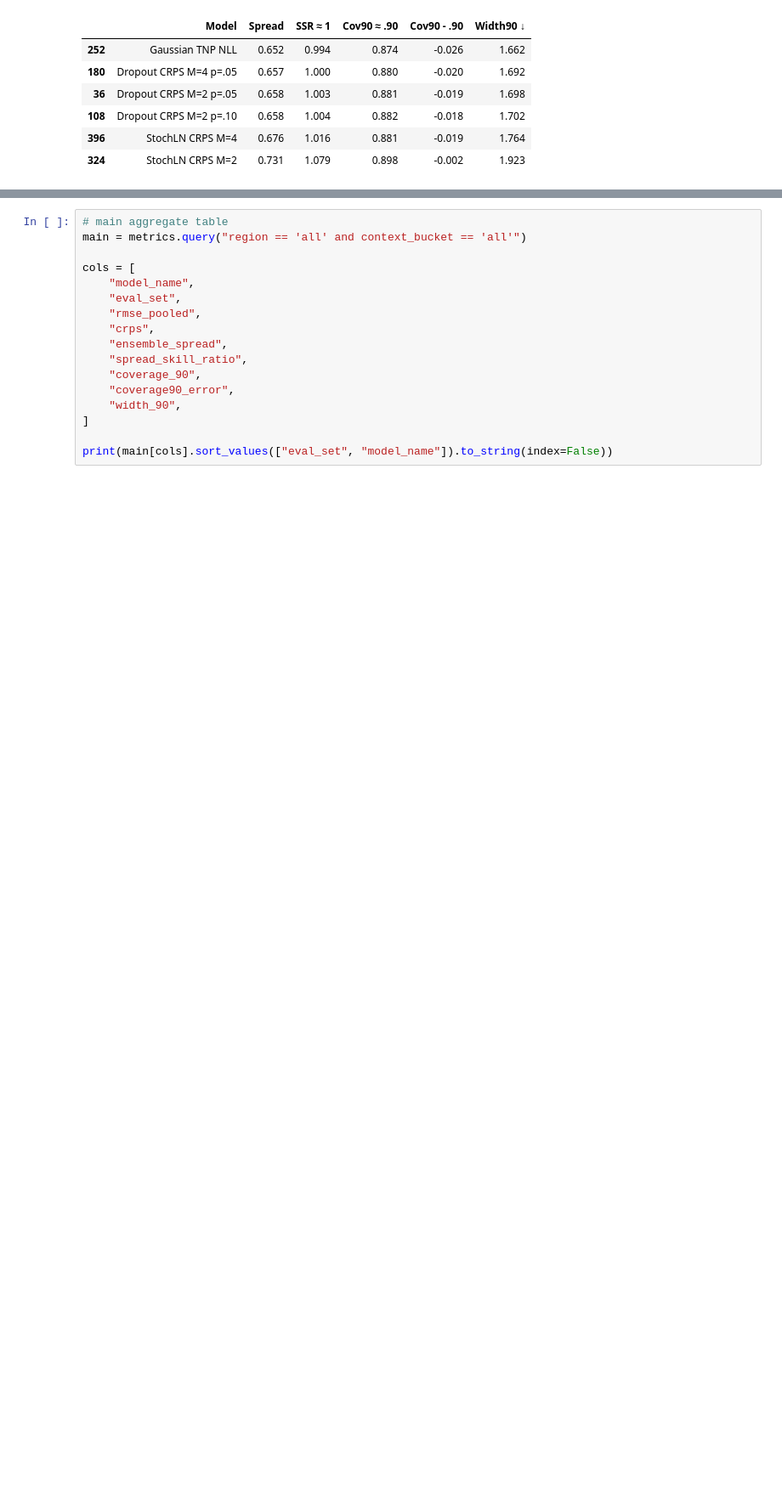
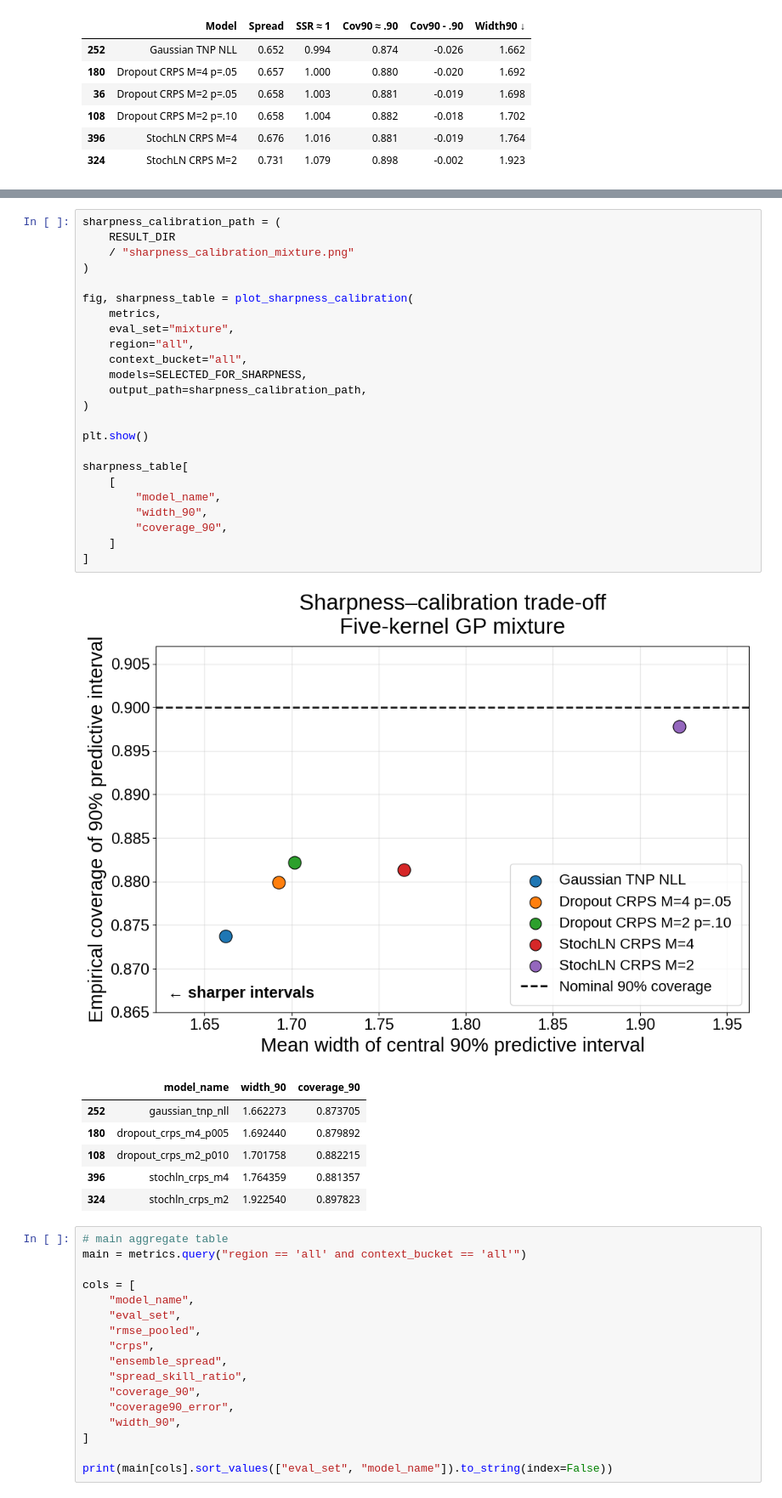
Before and after one commit to ijurk/tnp-crps, a Jupyter notebook: notebooks/dispersion_quicklook.ipynb, the cells around one changed output, grey strips where cells are left out. Shown at 85% size. Cells and saved outputs as stored; diff of their text form; blank space fills up the shorter version.

Commit message:
Validate non-Gaussian evaluation metrics

```diff
--- a/notebooks/dispersion_quicklook.ipynb
+++ b/notebooks/dispersion_quicklook.ipynb
@@ -446,3 +662,35 @@ fig
+# %%
+sharpness_calibration_path = (
+    RESULT_DIR
+    / "sharpness_calibration_mixture.png"
+)
+
+fig, sharpness_table = plot_sharpness_calibration(
+    metrics,
+    eval_set="mixture",
+    region="all",
+    context_bucket="all",
+    models=SELECTED_FOR_SHARPNESS,
+    output_path=sharpness_calibration_path,
+)
+
+plt.show()
+
+sharpness_table[
+    [
+        "model_name",
+        "width_90",
+        "coverage_90",
+    ]
+]
+# %% [output]
+[figure, added]
+|  | model_name | width_90 | coverage_90 |
+| 252 | gaussian_tnp_nll | 1.662273 | 0.873705 |
+| 180 | dropout_crps_m4_p005 | 1.692440 | 0.879892 |
+| 108 | dropout_crps_m2_p010 | 1.701758 | 0.882215 |
+| 396 | stochln_crps_m4 | 1.764359 | 0.881357 |
+| 324 | stochln_crps_m2 | 1.922540 | 0.897823 |
 # %%
 # main aggregate table
 main = metrics.query("region == 'all' and context_bucket == 'all'")
```
Also changed, not shown: parts of 13 cells of this notebook, 2 other files.
